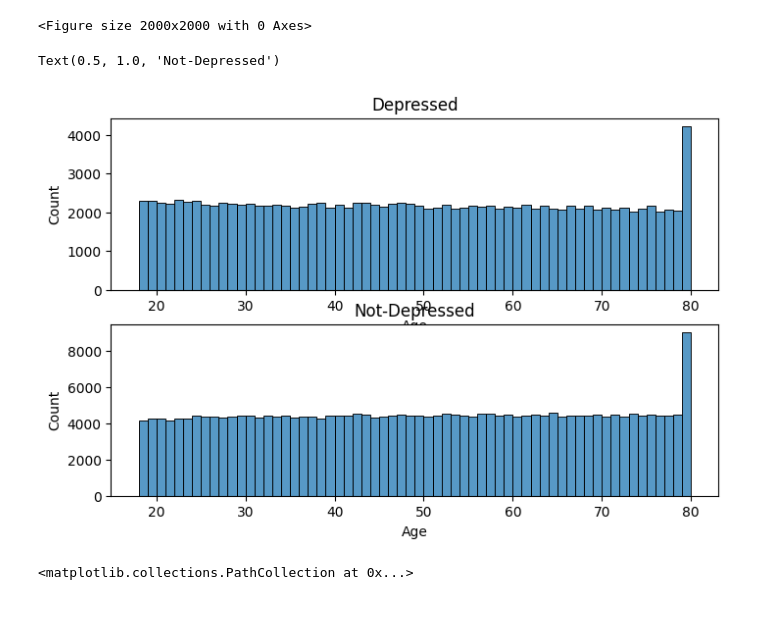
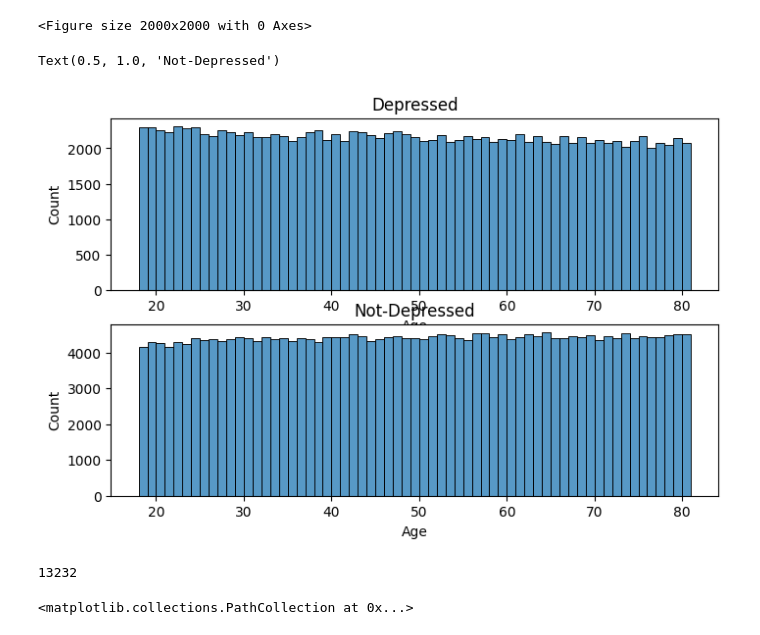
Before and after one commit to LudwikMadej/ML_Intro_Project_1, a Jupyter notebook: first_look.ipynb, the cells around one changed output. Saved outputs shown, nothing was run; the diff lists cells and outputs as text; code cells hidden in the pictures.

```diff
--- a/first_look.ipynb
+++ b/first_look.ipynb
@@ -113,16 +148,20 @@ plt.figure(figsize=(20, 20))
 # %%
 plt.figure(figsize=(8, 5))
 plt.subplot(2, 1, 1)
-sns.histplot(data[data["Chronic Medical Conditions"]]["Age"], bins=62)
+sns.histplot(data[data["Chronic Medical Conditions"]]["Age"], bins=np.linspace(18, 81, 64))
 plt.title("Depressed")
 
 plt.subplot(2, 1, 2)
-sns.histplot(data[~data["Chronic Medical Conditions"]]["Age"], bins=62)
+sns.histplot(data[~data["Chronic Medical Conditions"]]["Age"], bins=np.linspace(18, 81, 64))
 
 plt.title("Not-Depressed")
 # %% [output]
 Text(0.5, 1.0, 'Not-Depressed')
-[figure, old version]
+[figure, new version]
+# %%
+(data["Age"] > 78).sum()
+# %% [output]
+13232
 # %%
 import numpy as np
 # %%
```
Also changed, not shown: parts of 13 cells of this notebook.
